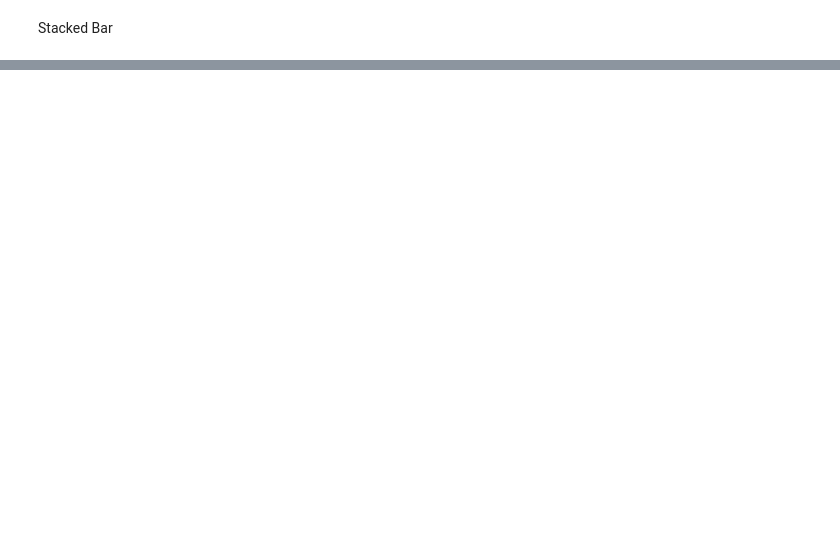
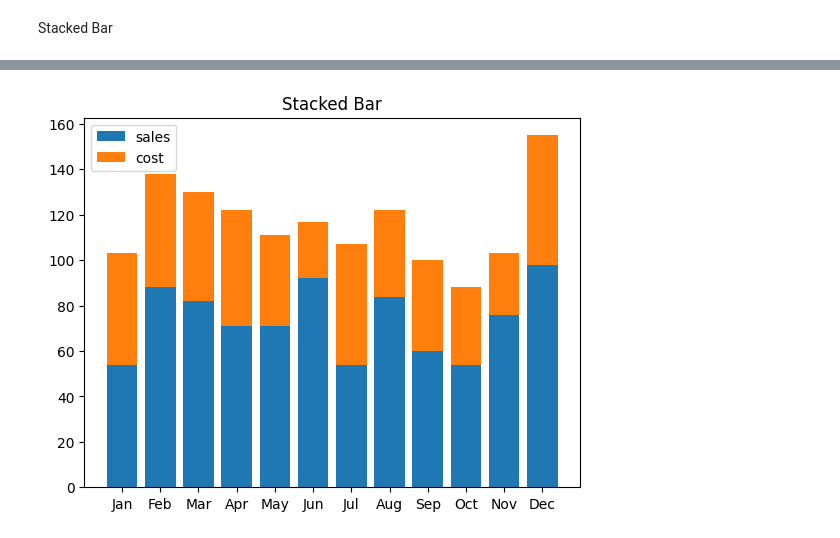
Before and after one commit to faridsimba87-cpu/CDAV, a Jupyter notebook: visualization.ipynb, the cells around one changed output, grey strips where cells are left out. Cells and saved outputs as stored; diff of their text form; code cells hidden in the pictures; blank space fills up the shorter version.

```diff
--- a/visualization.ipynb
+++ b/visualization.ipynb
@@ -401,0 +407,17 @@ fig, ax = plt.subplots()
+# %%
+import pandas as pd
+import numpy as np
+import matplotlib.pyplot as plt
+
+rng = np.random.default_rng(42)
+n = 12
+
+df = pd.DataFrame({
+    "month": pd.date_range("2024-01-01", periods=n, freq="MS").strftime("%b"),
+    "sales": rng.integers(50, 100, n),
+    "cost": rng.integers(20, 60, n),
+    "region": rng.choice(["East", "West"], size=n)
+})
+
+df["profit"] = df["sales"] - df["cost"]
+df
@@ -401,0 +438,9 @@ fig, ax = plt.subplots()
+# %%
+fig, ax = plt.subplots()
+ax.bar(df["month"], df["sales"], label="sales")
+ax.bar(df["month"], df["cost"], bottom=df["sales"], label="cost")
+ax.set_title("Stacked Bar")
+ax.legend()
+plt.show()
+# %% [output]
+[figure, added]
```
Also changed, not shown: parts of 6 cells of this notebook.
